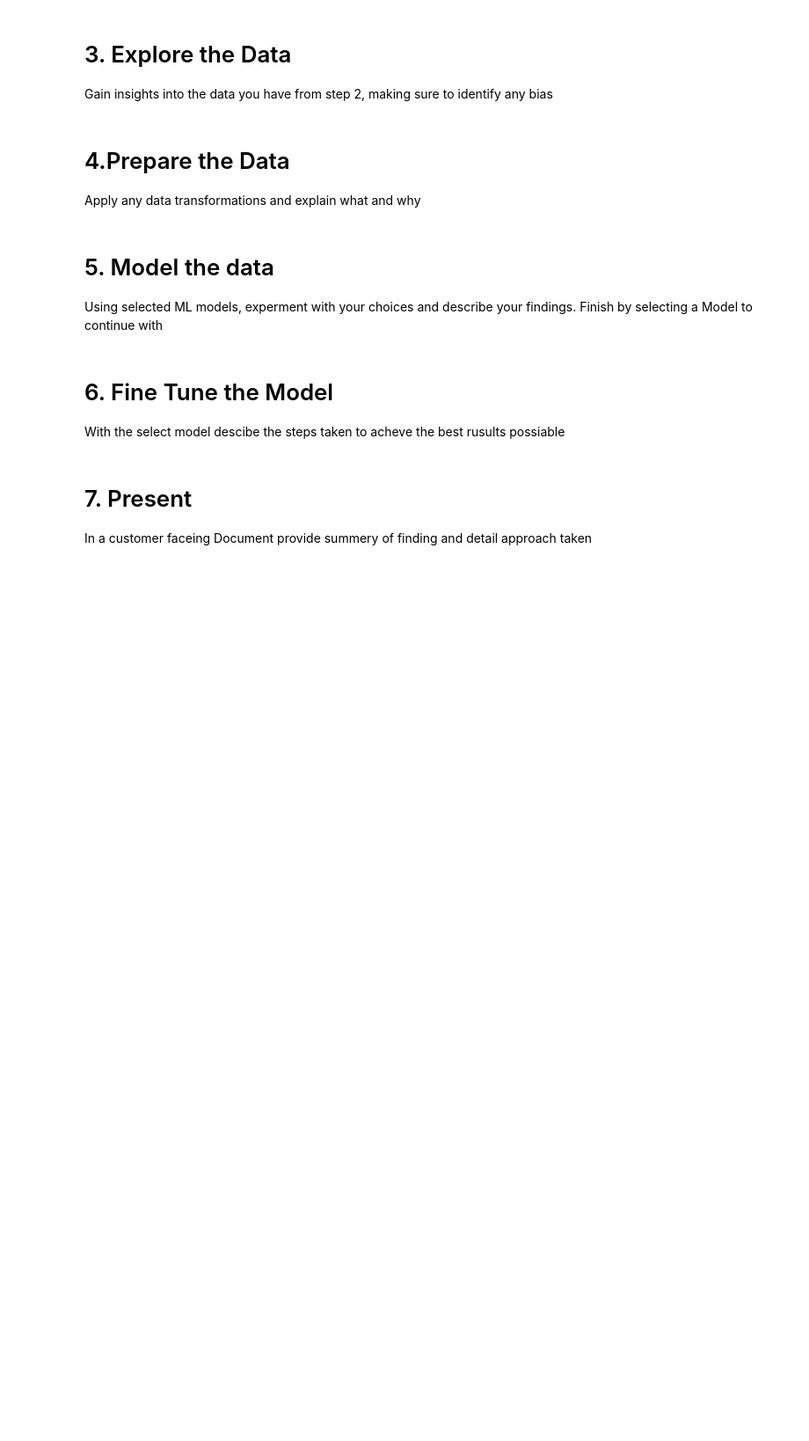
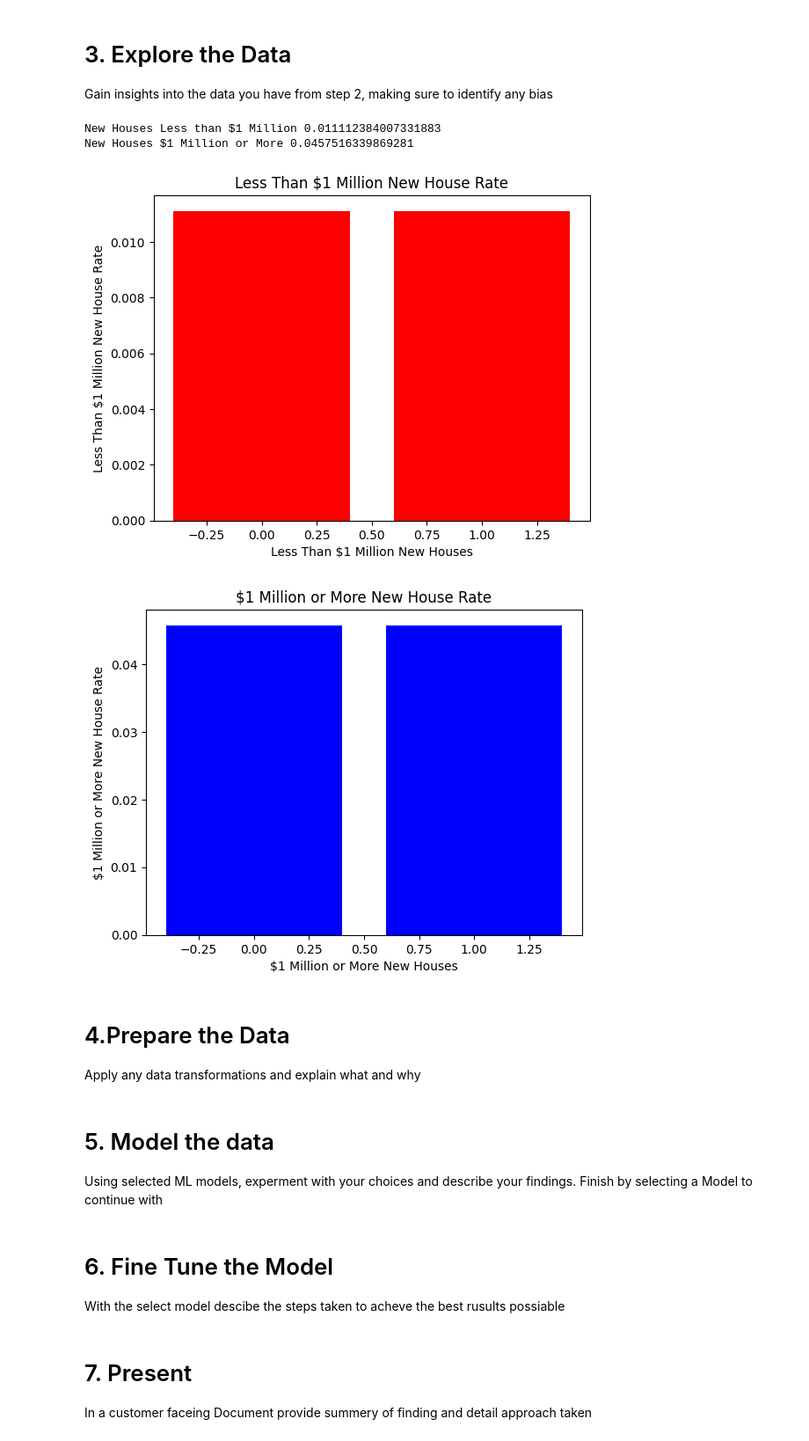
Before and after one commit to AnaySharma01/Machine-Learning-AI-Class, a Jupyter notebook: Project_2/Project_2.ipynb, the cells around one changed output. Shown at 88% size. Drawn from its saved outputs; the diff is of its cells as text; code cells hidden in the pictures; blank space fills up the shorter version.

Commit message:
data

```diff
--- a/Project_2/Project_2.ipynb
+++ b/Project_2/Project_2.ipynb
@@ -44,0 +40,15 @@ NameError: name 'requests' is not defined
+# %%
+#Used Home Harvest to scrape the housing data for Chicago
+# time = datetime.now().strftime("%Y%m%d_%H%M%S")
+# filename = f"Chicago_HomeHarvest_{time}.csv"
+
+# properties = scrape_property(location="Chicago, IL", listing_type="sold", past_days = 200,
+#     extra_property_data=True)
+
+# print(f"Number of properties: {len(properties)}")
+# properties.to_csv(filename, index=False)
+# print(properties.head())
+
+#Then used pandas to read it
+data = pd.read_csv("Chicago_HomeHarvest_2025.csv")
+data.head()
@@ -45,6 +63,35 @@ NameError: name 'requests' is not defined
 # %% [markdown]
 # 3. Explore the Data
 Gain insights into the data you have from step 2, making sure to identify any bias
+# %%
+#Checking each category
+lessThan1MilHouses = data.loc[data.sold_price < 1000000]['new_construction']
+lessThan1MilHousesRate = sum(lessThan1MilHouses)/len(lessThan1MilHouses)
+print("New Houses Less than $1 Million", lessThan1MilHousesRate)
+
+houseInMillions = data.loc[data.sold_price >= 1000000]['new_construction']
+houseInMillionsRate = sum(houseInMillions)/len(houseInMillions)
+print("New Houses $1 Million or More", houseInMillionsRate)
+
+
+plt.bar(lessThan1MilHouses, lessThan1MilHousesRate, color = 'red')
+plt.title('Less Than $1 Million New House Rate')
+plt.xlabel('Less Than $1 Million New Houses')
+plt.ylabel('Less Than $1 Million New House Rate')
+plt.show()
+
+plt.bar(houseInMillions, houseInMillionsRate, color = 'blue')
+plt.title('$1 Million or More New House Rate')
+plt.xlabel('$1 Million or More New Houses')
+plt.ylabel('$1 Million or More New House Rate')
+plt.show()
+# cheapCondosSold = data.loc[data.sold_price <= 250000]
+# #print("CheapCondosSold", cheapCondosSold)
+# %% [output]
+New Houses Less than $1 Million 0.011112384007331883
+New Houses $1 Million or More 0.0457516339869281
+[figure, added]
+[figure, added]
 # %% [markdown]
 # 4.Prepare the Data
 
```
Also changed, not shown: parts of 4 cells of this notebook, 5 other files.
